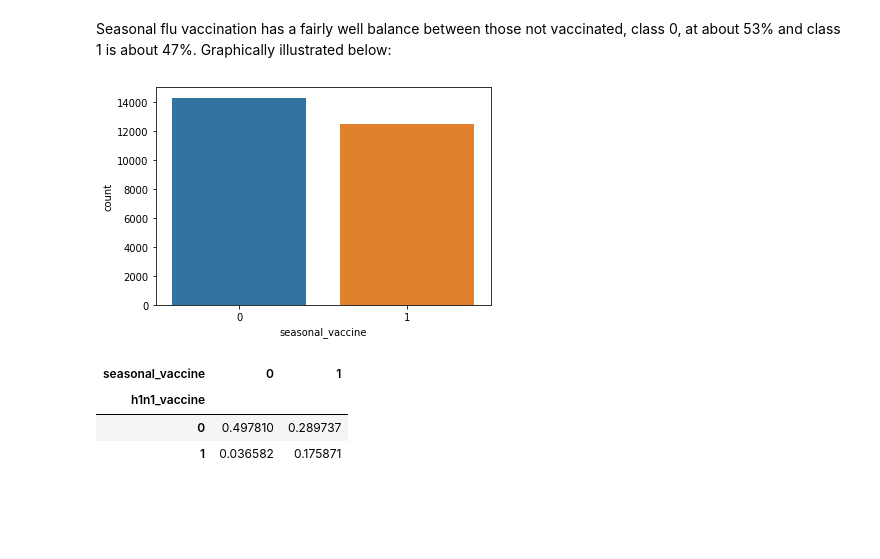
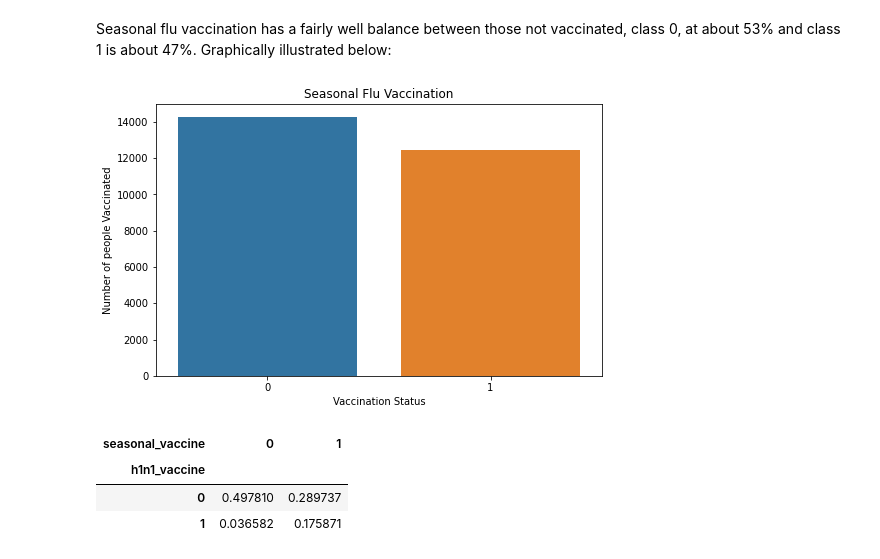
Before and after one commit to Rachael-Osoro/phase_3_project, a Jupyter notebook: H1N1_analysis.ipynb, the cells around one changed output. Cells and saved outputs as stored; diff of their text form; code cells hidden in the pictures; blank space fills up the shorter version.

Commit message:
Exploratory Data Analysis

```diff
--- a/H1N1_analysis.ipynb
+++ b/H1N1_analysis.ipynb
@@ -145,9 +170,13 @@ Name: seasonal_vaccine, dtype: float64
 Seasonal flu vaccination has a fairly well balance between those not vaccinated, class 0, at about 53% and class 1 is about 47%. Graphically illustrated below:
 # %%
 # looking at seasonal_vaccine distribution graphically
-sns.countplot(data=training_set_labels, x='seasonal_vaccine');
+fig, ax = plt.subplots(figsize=(8,5))
+sns.countplot(data=training_set_labels, x='seasonal_vaccine')
+ax.set_title('Seasonal Flu Vaccination')
+ax.set_ylabel('Number of people Vaccinated')
+ax.set_xlabel('Vaccination Status');
 # %% [output]
-[figure, old version]
+[figure, new version]
 # %%
 # let's display a cross tabulation of the two vaccines
 # to get a feel of H1N1 vaccine uptake compared to seasonal flu vaccine
```
Also changed, not shown: parts of 55 cells of this notebook.
